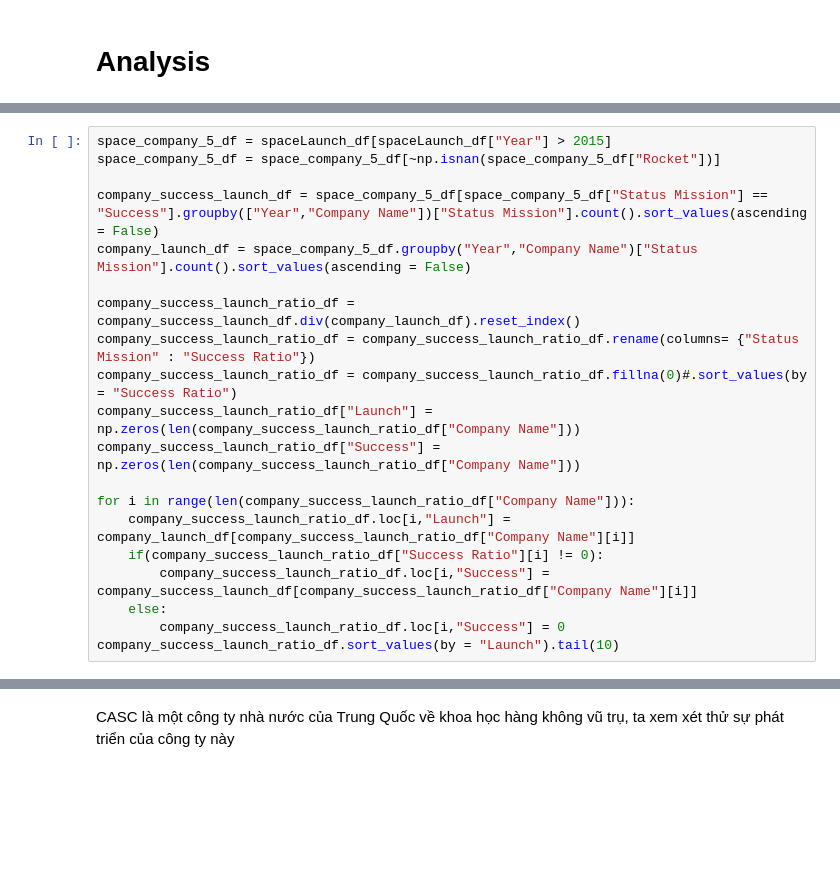
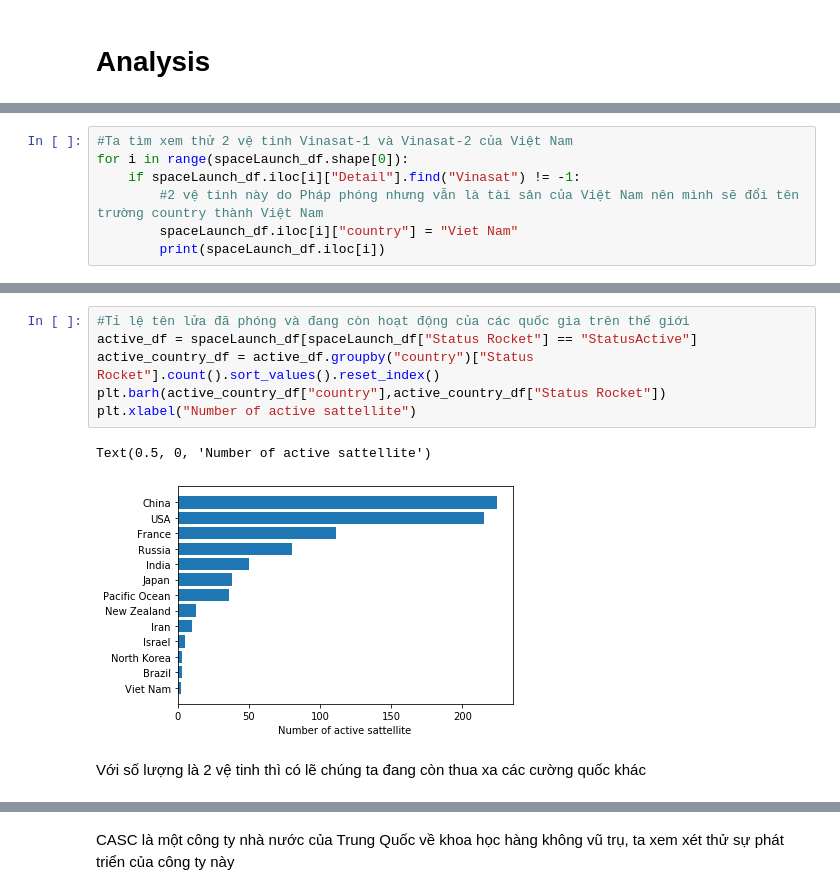
Before and after one commit to TranPhu1999/DH-LTKHDL-CK, a Jupyter notebook: 1712664-TranDucPhu_space.ipynb, the cells around one changed output, grey strips where cells are left out. Saved outputs shown, nothing was run; the diff lists cells and outputs as text; blank space fills up the shorter version.

```diff
--- a/1712664-TranDucPhu_space.ipynb
+++ b/1712664-TranDucPhu_space.ipynb
@@ -219,20 +209,0 @@ dtype: object
-# %%
-space_company_5_df = spaceLaunch_df[spaceLaunch_df["Year"] > 2015]
-space_company_5_df = space_company_5_df[~np.isnan(space_company_5_df["Rocket"])]
-
-company_success_launch_df = space_company_5_df[space_company_5_df["Status Mission"] == "Success"].groupby(["Year","Company Name"])["Status Mission"].count().sort_values(ascending = False)
-company_launch_df = space_company_5_df.groupby("Year","Company Name")["Status Mission"].count().sort_values(ascending = False)
-
-company_success_launch_ratio_df = company_success_launch_df.div(company_launch_df).reset_index()
-company_success_launch_ratio_df = company_success_launch_ratio_df.rename(columns= {"Status Mission" : "Success Ratio"})
-company_success_launch_ratio_df = company_success_launch_ratio_df.fillna(0)#.sort_values(by = "Success Ratio")
-company_success_launch_ratio_df["Launch"] = np.zeros(len(company_success_launch_ratio_df["Company Name"]))
-company_success_launch_ratio_df["Success"] = np.zeros(len(company_success_launch_ratio_df["Company Name"]))
-
-for i in range(len(company_success_launch_ratio_df["Company Name"])):
-    company_success_launch_ratio_df.loc[i,"Launch"] = company_launch_df[company_success_launch_ratio_df["Company Name"][i]]
-    if(company_success_launch_ratio_df["Success Ratio"][i] != 0):
-        company_success_launch_ratio_df.loc[i,"Success"] = company_success_launch_df[company_success_launch_ratio_df["Company Name"][i]]
-    else:
-        company_success_launch_ratio_df.loc[i,"Success"] = 0
-company_success_launch_ratio_df.sort_values(by = "Launch").tail(10)
@@ -266,0 +217,7 @@ Name: Status Rocket, dtype: int64
+# %%
+#Ta tìm xem thử 2 vệ tinh Vinasat-1 và Vinasat-2 của Việt Nam
+for i in range(spaceLaunch_df.shape[0]):
+    if spaceLaunch_df.iloc[i]["Detail"].find("Vinasat") != -1:
+        #2 vệ tinh này do Pháp phóng nhưng vẫn là tài sản của Việt Nam nên mình sẽ đổi tên trường country thành Việt Nam
+        spaceLaunch_df.iloc[i]["country"] = "Viet Nam"
+        print(spaceLaunch_df.iloc[i])
@@ -266,0 +245,11 @@ Name: Status Rocket, dtype: int64
+# %%
+#Tỉ lệ tên lửa đã phóng và đang còn hoạt động của các quốc gia trên thế giới
+active_df = spaceLaunch_df[spaceLaunch_df["Status Rocket"] == "StatusActive"]
+active_country_df = active_df.groupby("country")["Status Rocket"].count().sort_values().reset_index()
+plt.barh(active_country_df["country"],active_country_df["Status Rocket"])
+plt.xlabel("Number of active sattellite")
+# %% [output]
+Text(0.5, 0, 'Number of active sattellite')
+[figure, added]
+# %% [markdown]
+Với số lượng là 2 vệ tinh thì có lẽ chúng ta đang còn thua xa các cường quốc khác
```
Also changed, not shown: parts of 22 cells of this notebook.
